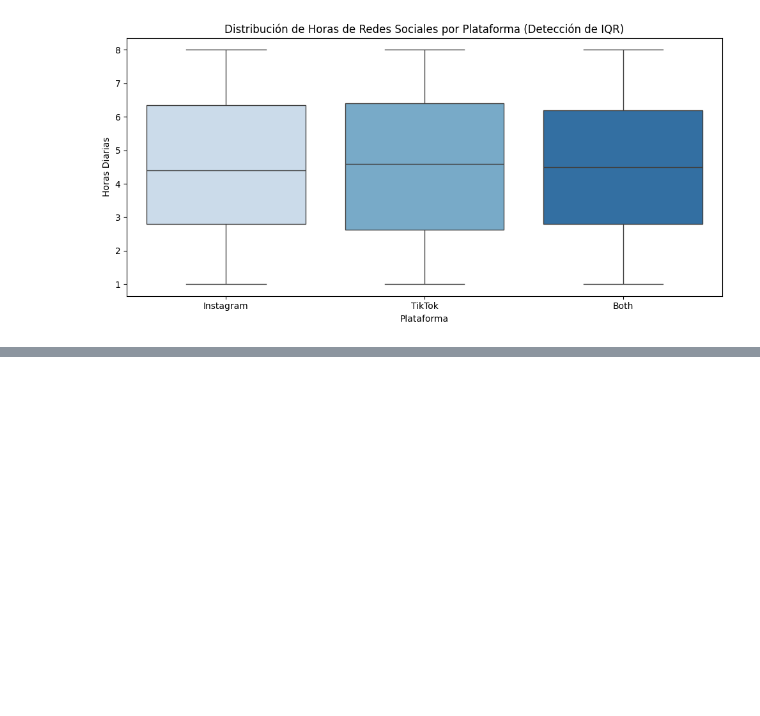
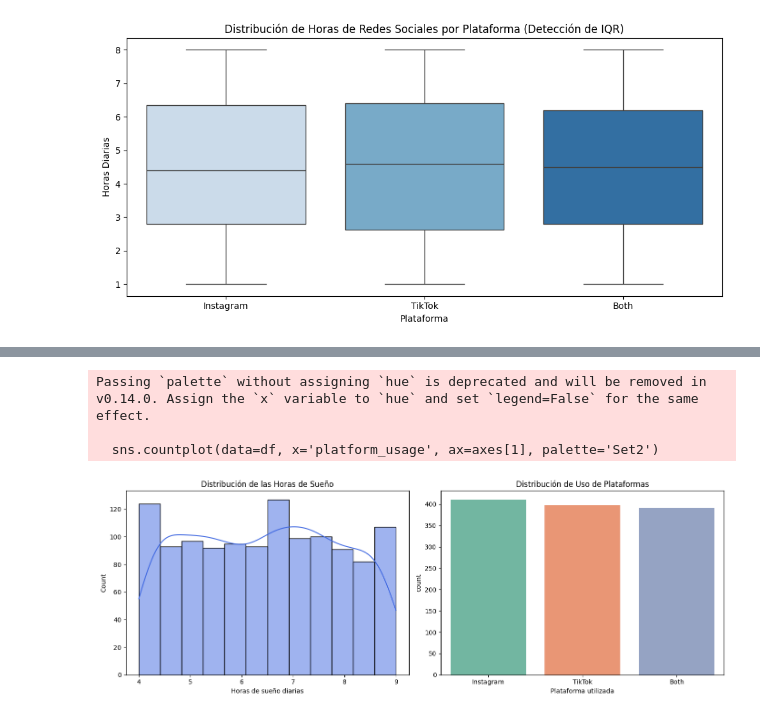
Before and after one commit to Bootcamp-DA-P2/proyecto7-regression-grupo5, a Jupyter notebook: 3.ipynb, the cells around one changed output, grey strips where cells are left out. Drawn from its saved outputs; the diff is of its cells as text; code cells hidden in the pictures; blank space fills up the shorter version.

```diff
--- a/3.ipynb
+++ b/3.ipynb
@@ -11,5 +11,12 @@ import matplotlib.pyplot as plt
 import seaborn as sns
 import plotly.express as px
 
-# 1. Cargar el dataset
-df = pd.read_csv('data\Teen_Mental_Health_Dataset.csv')
+# 1. Carga del dataset
+df = pd.read_csv(r'data\Teen_Mental_Health_Dataset.csv')
+# 2. Visualizar las primeras 5 filas
+print("--- Primeras filas del dataset ---")
+display(df.head())
+
+# 3. Inspección de tipos de datos y valores no nulos
+print("\n--- Información general del DataFrame ---")
+df.info()
@@ -15,0 +50,8 @@ df = pd.read_csv('data\Teen_Mental_Health_Dataset.csv')
+# %%
+# 1. Comprobar y eliminar duplicados
+duplicados = df.duplicated().sum()
+print(f"Filas duplicadas detectadas: {duplicados}")
+
+if duplicados > 0:
+    df.drop_duplicates(inplace=True)
+    print("¡Duplicados eliminados!")
@@ -15,0 +85,2 @@ df = pd.read_csv('data\Teen_Mental_Health_Dataset.csv')
+# %%
+df['academic_performance_10'] = df['academic_performance'] * 2.5
@@ -112,0 +198,21 @@ Passing `palette` without assigning `hue` is deprecated and will be removed in v
+# %%
+# Configuramos el lienzo para ver dos gráficos a la vez
+fig, axes = plt.subplots(1, 2, figsize=(14, 5))
+
+# 1. Gráfico univariado para una variable NUMÉRICA (Distribución de horas de sueño)
+sns.histplot(data=df, x='sleep_hours', kde=True, ax=axes[0], color='royalblue')
+axes[0].set_title('Distribución de las Horas de Sueño')
+axes[0].set_xlabel('Horas de sueño diarias')
+
+# 2. Gráfico univariado para conteo de plataformas
+sns.countplot(data=df, x='platform_usage', ax=axes[1], palette='Set2')
+axes[1].set_title('Distribución de Uso de Plataformas')
+axes[1].set_xlabel('Plataforma utilizada')
+
+plt.tight_layout()
+plt.show()
+# %% [output]
+Passing `palette` without assigning `hue` is deprecated and will be removed in v0.14.0. Assign the `x` variable to `hue` and set `legend=False` for the same effect.
+
+  sns.countplot(data=df, x='platform_usage', ax=axes[1], palette='Set2')
+[figure, added]
```
Also changed, not shown: parts of 15 cells of this notebook.
